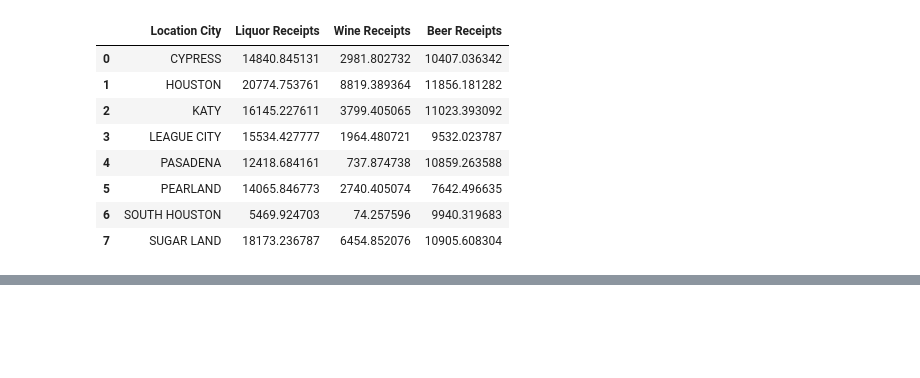
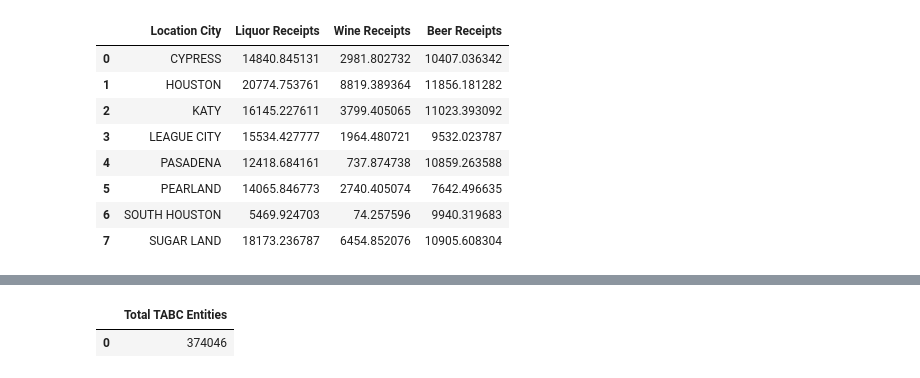
Before and after one commit to ejkaster/Project-1-Top-5-US-Cities-Real-Estate-Trends, a Jupyter notebook: AvgSales.ipynb, the cells around one changed output, grey strips where cells are left out. Saved outputs shown, nothing was run; the diff lists cells and outputs as text; code cells hidden in the pictures; blank space fills up the shorter version.

```diff
--- a/AvgSales.ipynb
+++ b/AvgSales.ipynb
@@ -141,3 +141,14 @@ plt.tight_layout()
 # %% [output]
 [interactive output not drawn]
 [interactive output not drawn]
+# %%
+#Total Number of entities
+
+total_count = len(clean_df["Location City"])
+total_count
+
+total_count_df = pd.DataFrame({"Total TABC Entities": [total_count]})
+total_count_df
+# %% [output]
+|  | Total TABC Entities |
+| 0 | 374046 |
```
Also changed, not shown: 1 other file.
